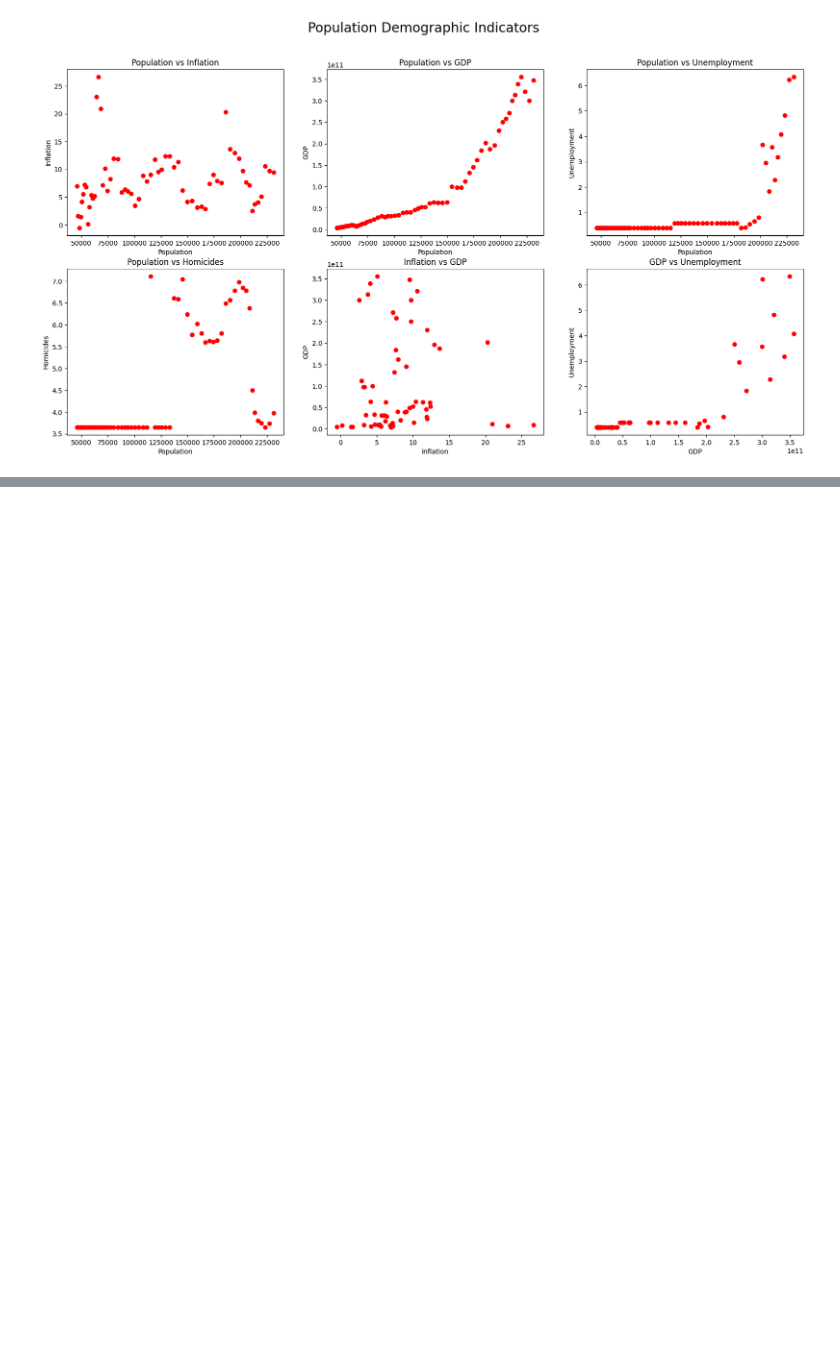
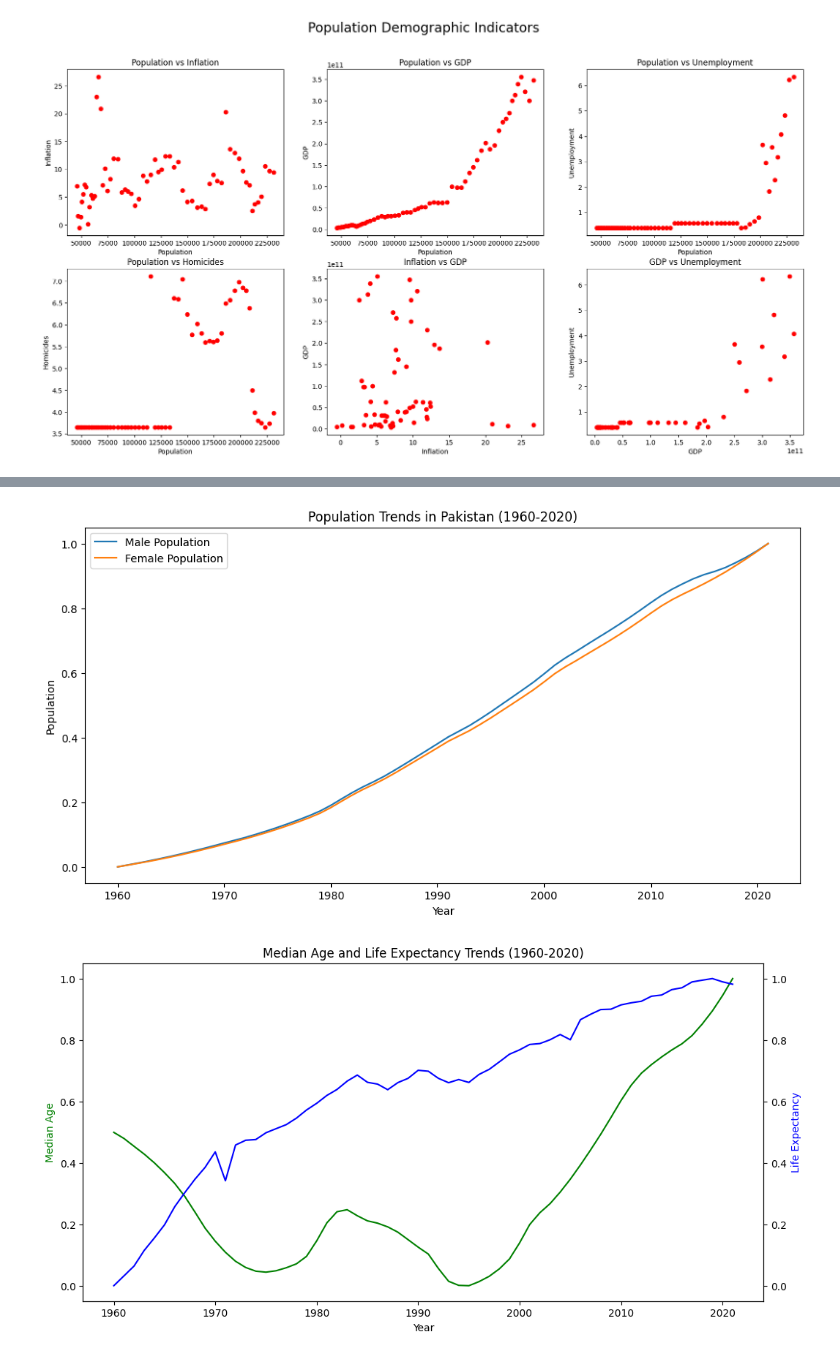
Before and after one commit to mujipro1/Population-Impact, a Jupyter notebook: preprocess.ipynb, the cells around one changed output, grey strips where cells are left out. Cells and saved outputs as stored; diff of their text form; code cells hidden in the pictures; blank space fills up the shorter version.

```diff
--- a/preprocess.ipynb
+++ b/preprocess.ipynb
@@ -197,0 +162,7 @@ merged_df
+# %%
+df = pd.read_excel('Refined/CleanData.xlsx')
+
+scaler = MinMaxScaler()
+df[df.columns[1:]] = scaler.fit_transform(df[df.columns[1:]])
+
+df.head()
@@ -197,0 +176,27 @@ merged_df
+# %%
+# Plotting population trends
+plt.figure(figsize=(12, 6))
+plt.plot(df['Year'], df['Male'], label='Male Population')
+plt.plot(df['Year'], df['Female'], label='Female Population')
+plt.xlabel('Year')
+plt.ylabel('Population')
+plt.title('Population Trends in Pakistan (1960-2020)')
+plt.legend()
+plt.show()
+
+# Analyzing median age and life expectancy trends
+fig, ax1 = plt.subplots(figsize=(12, 6))
+
+ax2 = ax1.twinx()
+ax1.plot(df['Year'], df['Median Age'], 'g-')
+ax2.plot(df['Year'], df['Life Expectancy'], 'b-')
+
+ax1.set_xlabel('Year')
+ax1.set_ylabel('Median Age', color='g')
+ax2.set_ylabel('Life Expectancy', color='b')
+
+plt.title('Median Age and Life Expectancy Trends (1960-2020)')
+plt.show()
+# %% [output]
+[figure, added]
+[figure, added]
```
Also changed, not shown: parts of 6 cells of this notebook, 1 other file.
